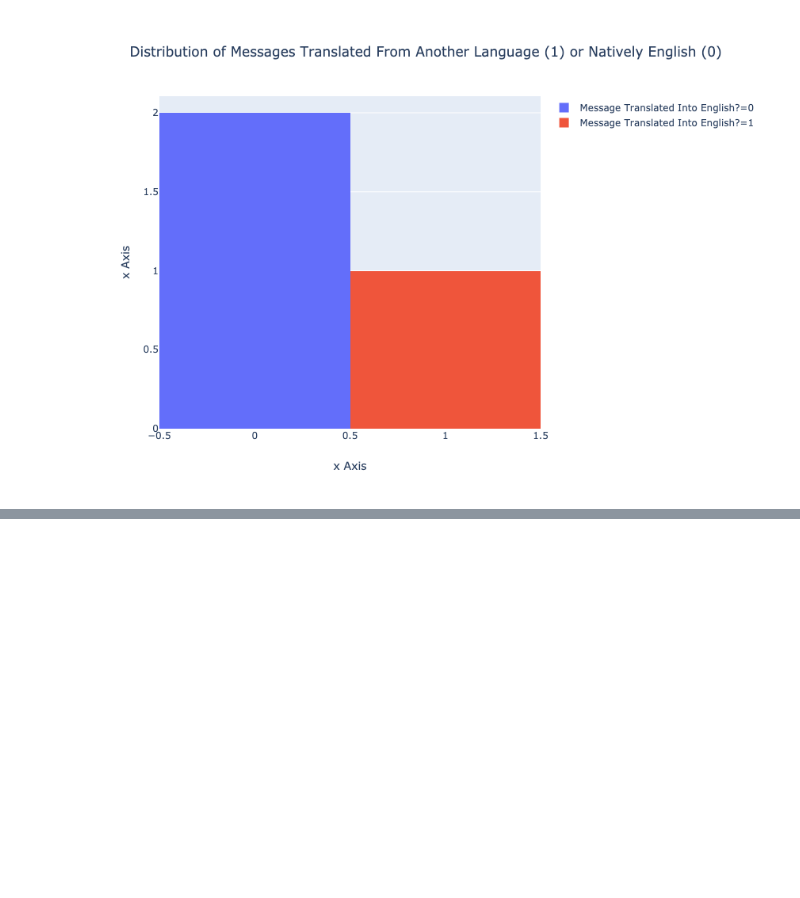
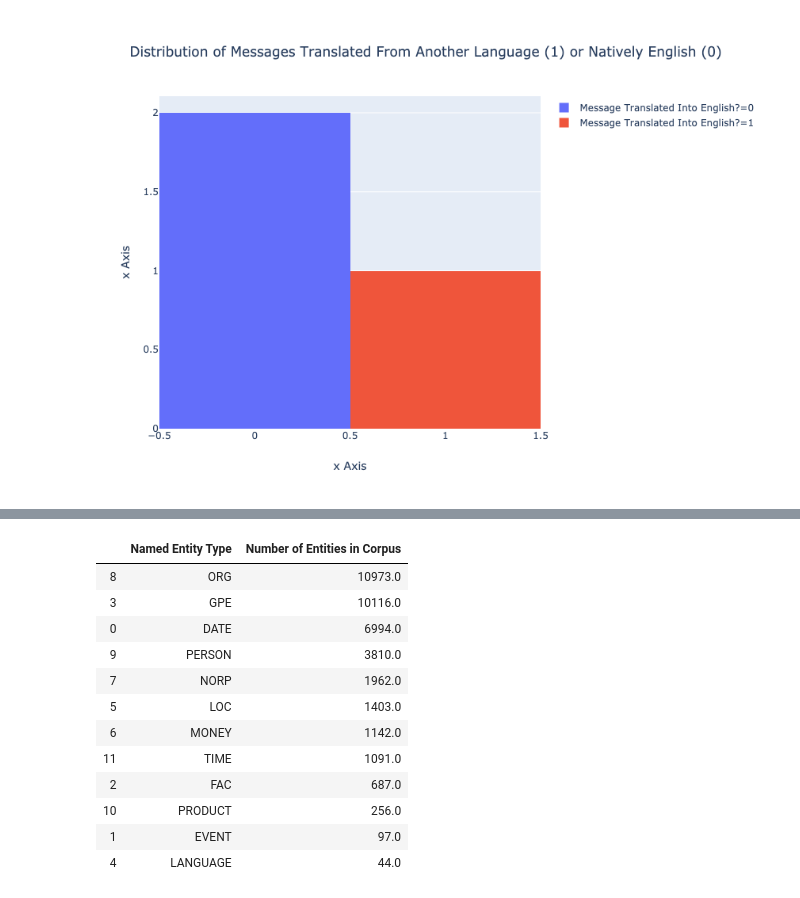
Before and after one commit to emigre459/disaster-prone-nlp, a Jupyter notebook: notebooks/Visualizations.ipynb, the cells around one changed output, grey strips where cells are left out. Cells and saved outputs as stored; diff of their text form; code cells hidden in the pictures; blank space fills up the shorter version.

```diff
--- a/notebooks/Visualizations.ipynb
+++ b/notebooks/Visualizations.ipynb
@@ -184,0 +197,32 @@ fig.update_layout(yaxis=graph_objects.layout.YAxis(
+# %%
+melted_entities = features.melt(id_vars=['message'],
+                                value_vars=entities_of_interest,
+                                var_name='entity type',
+                                value_name='count')
+
+# Remove "entity_" from start of each entity type value
+melted_entities['entity type'] = melted_entities['entity type'].str.slice(
+    7,)
+
+melted_entities_bar = melted_entities.groupby('entity type',
+                                              as_index=False)['count'].sum().sort_values('count',
+                                                                                         ascending=False)
+melted_entities_bar.rename(columns={'entity type': 'Named Entity Type',
+                           'count': 'Number of Entities in Corpus'},
+                          inplace=True)
+
+melted_entities_bar
+# %% [output]
+|  | Named Entity Type | Number of Entities in Corpus |
+| 8 | ORG | 10973.0 |
+| 3 | GPE | 10116.0 |
+| 0 | DATE | 6994.0 |
+| 9 | PERSON | 3810.0 |
+| 7 | NORP | 1962.0 |
+| 5 | LOC | 1403.0 |
+| 6 | MONEY | 1142.0 |
+| 11 | TIME | 1091.0 |
+| 2 | FAC | 687.0 |
+| 10 | PRODUCT | 256.0 |
+| 1 | EVENT | 97.0 |
+| 4 | LANGUAGE | 44.0 |
```
Also changed, not shown: parts of 3 cells of this notebook, 1 other file.
